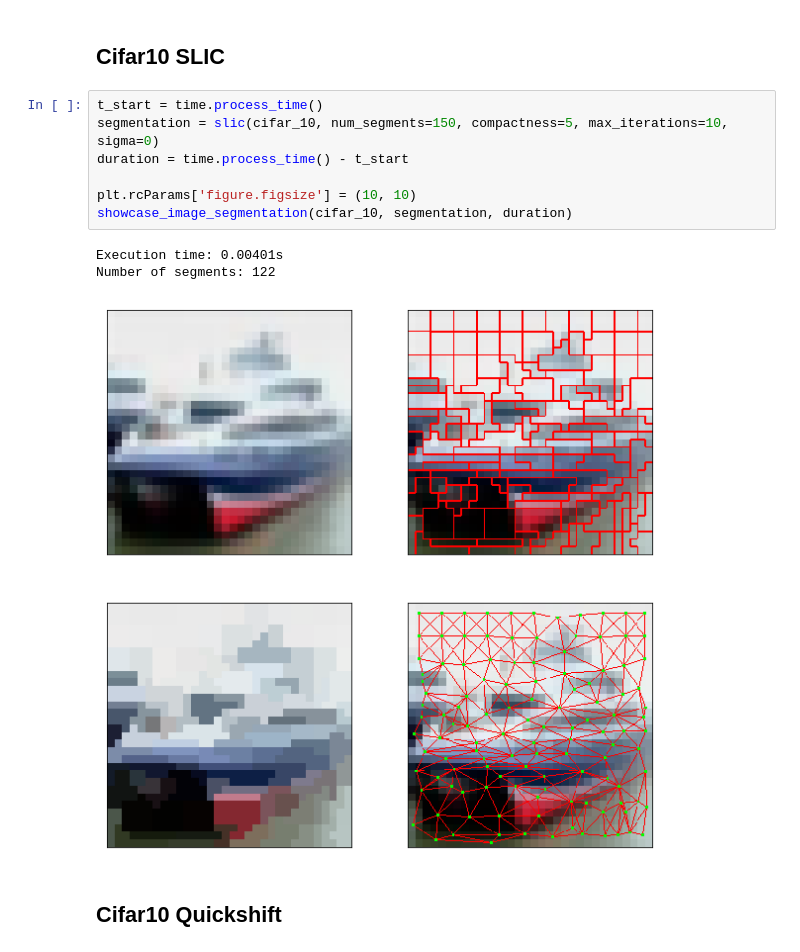
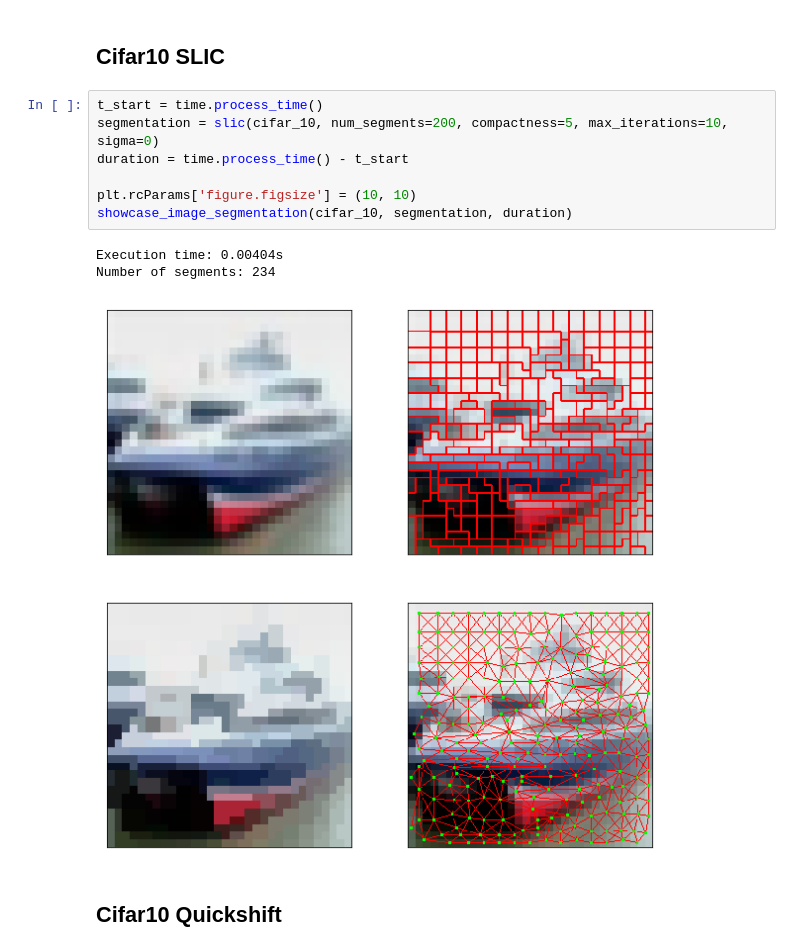
Before and after one commit to rusty1s/embedded_gcnn, a Jupyter notebook: notebooks/superpixel.ipynb, the cells around one changed output. Drawn from its saved outputs; the diff is of its cells as text.

```diff
--- a/notebooks/superpixel.ipynb
+++ b/notebooks/superpixel.ipynb
@@ -142,15 +142,15 @@ Number of segments: 78
 ## Cifar10 SLIC
 # %%
 t_start = time.process_time()
-segmentation = slic(cifar_10, num_segments=150, compactness=5, max_iterations=10, sigma=0)
+segmentation = slic(cifar_10, num_segments=200, compactness=5, max_iterations=10, sigma=0)
 duration = time.process_time() - t_start
 
 plt.rcParams['figure.figsize'] = (10, 10)
 showcase_image_segmentation(cifar_10, segmentation, duration)
 # %% [output]
-Execution time: 0.00401s
-Number of segments: 122
+Execution time: 0.00404s
+Number of segments: 234
-[figure, old version]
+[figure, new version]
 # %% [markdown]
 ## Cifar10 Quickshift
 # %%
```
Also changed, not shown: parts of 5 cells of this notebook, 3 other files.
